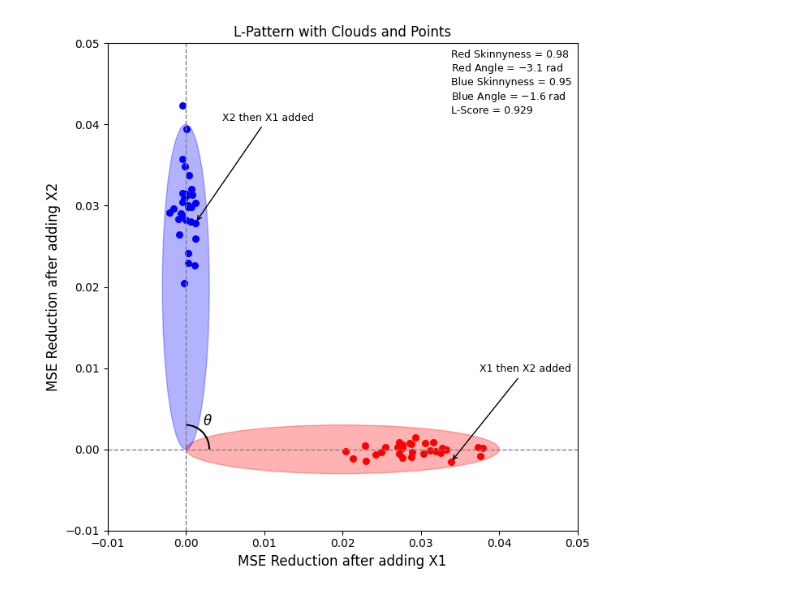
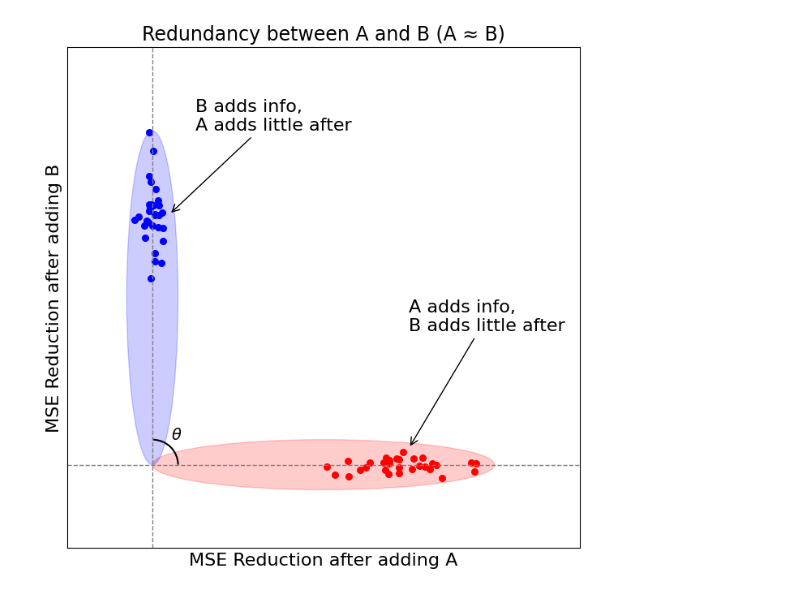
Before and after one commit to A-Shamail/Ordering, a Jupyter notebook: Code/vis.ipynb, the cells around one changed output. Drawn from its saved outputs; the diff is of its cells as text; code cells hidden in the pictures.

Commit message:
update plots

```diff
--- a/Code/vis.ipynb
+++ b/Code/vis.ipynb
@@ -14,7 +14,7 @@ horizontal_oval = Ellipse(
     height=0.006,     # very skinny vertically
     angle=0,
     color='red',
-    alpha=0.3,
+    alpha=0.2,
     label='Horizontal cloud'
 )
 ax.add_patch(horizontal_oval)
@@ -26,7 +26,7 @@ vertical_oval = Ellipse(
     height=0.04,      # tall vertically
     angle=0,
     color='blue',
-    alpha=0.3,
+    alpha=0.2,
     label='Vertical cloud'
 )
 ax.add_patch(vertical_oval)
@@ -40,7 +40,7 @@ y_red = np.random.normal(loc=0.0, scale=0.0008, size=30)
 
 # Points for blue cloud (around (0, 0.02))
 x_blue = np.random.normal(loc=0.0, scale=0.0008, size=30)
-y_blue = np.random.normal(loc=0.03, scale=0.005, size=30)
+y_blue = np.random.normal(loc=0.03, scale=0.004, size=30)
 
 angle_center = (0, 0)   # center at origin
 theta1 = 0              # starting angle (X-axis)
@@ -53,54 +53,43 @@ arc = Arc(angle_center, width=2*arc_radius, height=2*arc_radius,
 ax.add_patch(arc)
 
 # Label theta
-ax.text(0.0022, 0.003, r'$\theta$', fontsize=12, color='black')
+ax.text(0.0022, 0.003, r'$\theta$', fontsize=14, color='black')
 
 # Plot points
 ax.scatter(x_red, y_red, color='red', s=30)
 ax.scatter(x_blue, y_blue, color='blue', s=30)
 
-ax.annotate("X1 then X2 added", xy=(x_red[7], y_red[7]), xytext=(x_red[0]+0.005, y_red[0]+0.01),
-            arrowprops=dict(arrowstyle='->', color='black'), fontsize=9, color='black')
+ax.annotate("A adds info,\nB adds little after", xy=(0.03, 0.002), xytext=(0.03, 0.016),
+            arrowprops=dict(arrowstyle='->', color='black'), fontsize=16, color='black')
 
-ax.annotate("X2 then X1 added", xy=(x_blue[11], y_blue[11]), xytext=(x_blue[0]+0.005, y_blue[0]+0.01),
-            arrowprops=dict(arrowstyle='->', color='black'), fontsize=9, color='black')
+ax.annotate("B adds info,\nA adds little after", xy=(0.002, 0.03), xytext=(0.005, 0.04),
+            arrowprops=dict(arrowstyle='->', color='black'), fontsize=16, color='black')
 
 
-ax.text(
-    0.0339, 0.04924,  # (x, y) coordinates in figure (adjust if needed)
-    r"Red Skinnyness = 0.98" + "\n" +
-    r"Red Angle = $-3.1$ rad" + "\n" +
-    r"Blue Skinnyness = 0.95" + "\n" +
-    r"Blue Angle = $-1.6$ rad" + "\n" +
-    r"L-Score = 0.929",
-    fontsize=9,
-    verticalalignment='top',
-    bbox=dict(facecolor='white', edgecolor='gray', boxstyle='round,pad=0.5', alpha=0.0)
-)
-
-
+ax.set_xticks([])  # removes x-axis values
+ax.set_yticks([])  # removes y-axis values
 
 
 
 # Axes, Labels
 ax.axhline(0, color='gray', linestyle='--', linewidth=1)
 ax.axvline(0, color='gray', linestyle='--', linewidth=1)
 ax.set_xlim(-0.01, 0.05)
 ax.set_ylim(-0.01, 0.05)
-ax.set_xlabel("MSE Reduction after adding X1", fontsize=12)
-ax.set_ylabel("MSE Reduction after adding X2", fontsize=12)
-ax.set_title("L-Pattern with Clouds and Points")
+ax.set_xlabel("MSE Reduction after adding A", fontsize=16)
+ax.set_ylabel("MSE Reduction after adding B", fontsize=16)
+ax.set_title("Redundancy between A and B (A ≈ B)", fontsize=17)
 # remove grid in background
 # ax.legend()
 ax.grid(False)
 plt.tight_layout()
-plt.savefig('fig1.pdf',
+plt.savefig('fig1_redundancy.pdf',
             bbox_inches='tight',  # removes extra white spaces around the figure
             dpi=300,             # sets resolution
             format='pdf')
 
 
 plt.show()
 # %% [output]
-[figure, old version]
+[figure, new version]
 # %%
```
Also changed, not shown: parts of 4 cells of this notebook, 4 other files.
